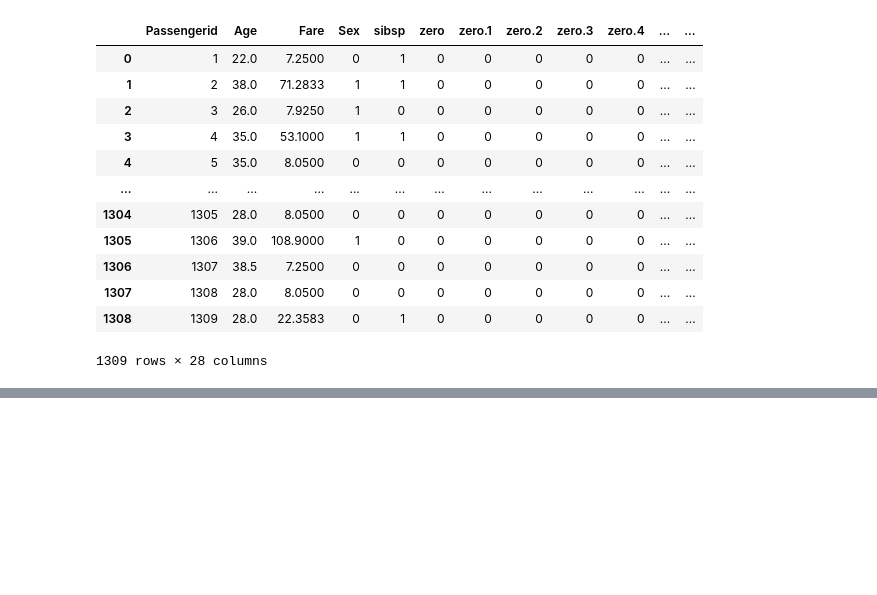
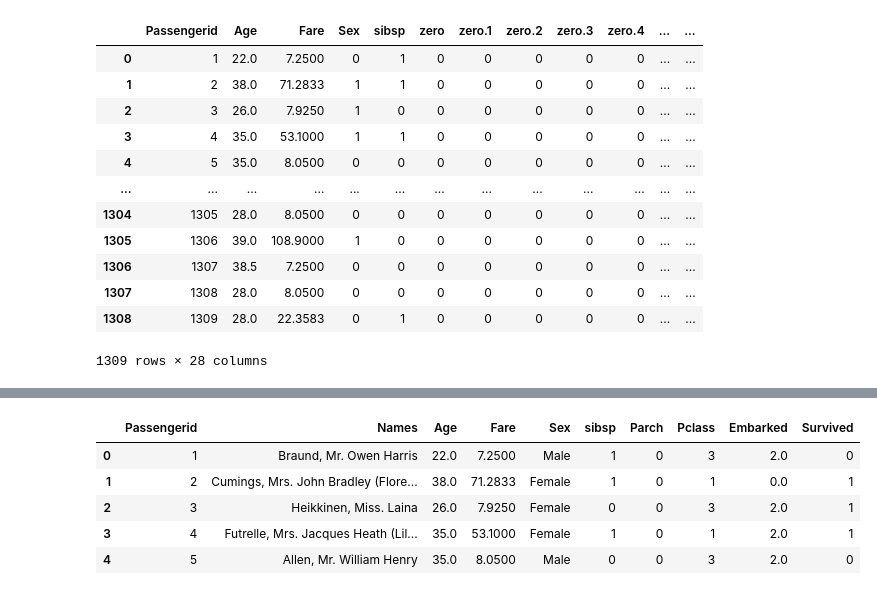
Before and after one commit to VictoriaKirumira/titanic_survival, a Jupyter notebook: titanic.ipynb, the cells around one changed output, grey strips where cells are left out. Saved outputs shown, nothing was run; the diff lists cells and outputs as text; code cells hidden in the pictures; blank space fills up the shorter version.

```diff
--- a/titanic.ipynb
+++ b/titanic.ipynb
@@ -33,0 +111,22 @@ data
+# %%
+# Re-order the columns
+# Get the current column order
+columns = merged_df.columns.tolist()
+# %%
+# Move the columns to the desired positions
+# Temporarily remove the name column
+columns.remove('Names')
+
+# Insert the desired order
+columns.insert(columns.index('Passengerid') + 1, 'Names')
+
+# Re-order the DataFrame
+merged_df = merged_df[columns]
+merged_df.head()
+# %% [output]
+|  | Passengerid | Names | Age | Fare | Sex | sibsp | Parch | Pclass | Embarked | Survived |
+| 0 | 1 | Braund, Mr. Owen Harris | 22.0 | 7.2500 | Male | 1 | 0 | 3 | 2.0 | 0 |
+| 1 | 2 | Cumings, Mrs. John Bradley (Flore... | 38.0 | 71.2833 | Female | 1 | 0 | 1 | 0.0 | 1 |
+| 2 | 3 | Heikkinen, Miss. Laina | 26.0 | 7.9250 | Female | 0 | 0 | 3 | 2.0 | 1 |
+| 3 | 4 | Futrelle, Mrs. Jacques Heath (Lil... | 35.0 | 53.1000 | Female | 1 | 0 | 1 | 2.0 | 1 |
+| 4 | 5 | Allen, Mr. William Henry | 35.0 | 8.0500 | Male | 0 | 0 | 3 | 2.0 | 0 |
```
Also changed, not shown: parts of 10 cells of this notebook, 3 other files.
